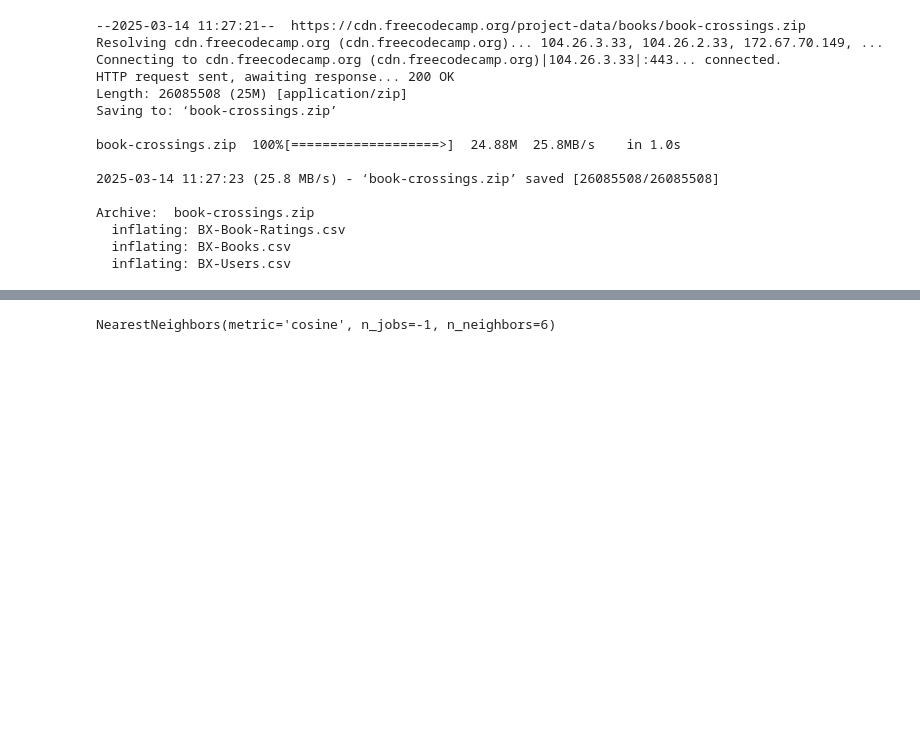
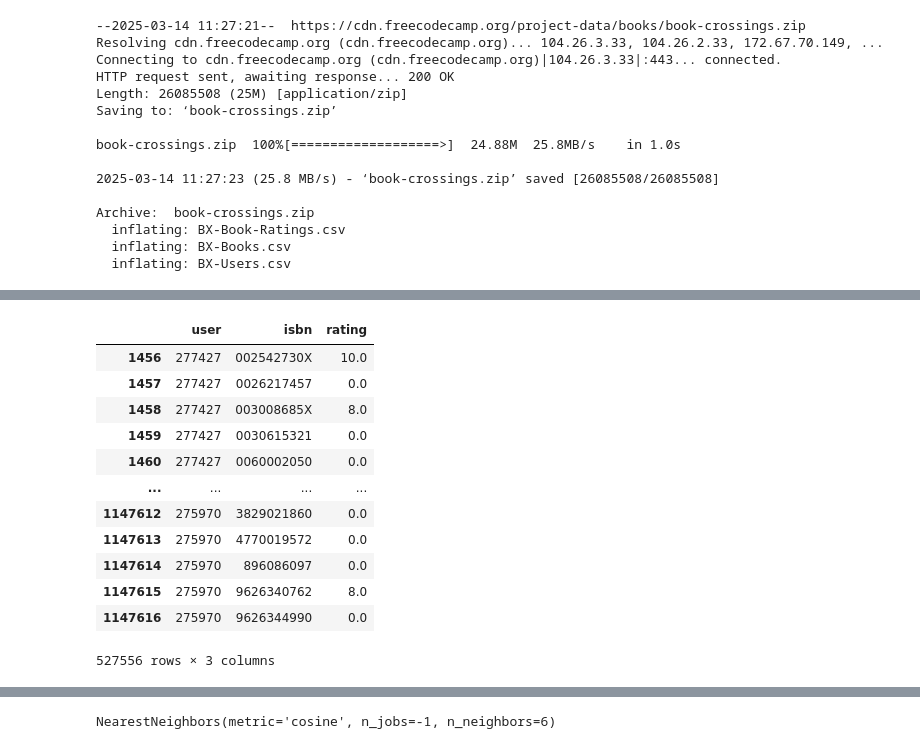
Before and after one commit to IgorG-Monteiro/ML_with_TensorFlow, a Jupyter notebook: Projects/KNN Book Recommendation/KNN_project.ipynb, the cells around one changed output, grey strips where cells are left out. Saved outputs shown, nothing was run; the diff lists cells and outputs as text; code cells hidden in the pictures; blank space fills up the shorter version.

```diff
--- a/Projects/KNN Book Recommendation/KNN_project.ipynb
+++ b/Projects/KNN Book Recommendation/KNN_project.ipynb
@@ -92 +92,21 @@ df
+# %%
+#df_ratings['rating'] = df_ratings['rating'].astype("int8")
+
+count_user = df_ratings['user'].value_counts()
+df_ratings = df_ratings[~df_ratings['user'].isin(count_user[count_user < 200].index)]
+df_ratings
+# %% [output]
+|  | user | isbn | rating |
+| 1456 | 277427 | 002542730X | 10.0 |
+| 1457 | 277427 | 0026217457 | 0.0 |
+| 1458 | 277427 | 003008685X | 8.0 |
+| 1459 | 277427 | 0030615321 | 0.0 |
+| 1460 | 277427 | 0060002050 | 0.0 |
+| ... | ... | ... | ... |
+| 1147612 | 275970 | 3829021860 | 0.0 |
+| 1147613 | 275970 | 4770019572 | 0.0 |
+| 1147614 | 275970 | 896086097 | 0.0 |
+| 1147615 | 275970 | 9626340762 | 8.0 |
+| 1147616 | 275970 | 9626344990 | 0.0 |
+527556 rows × 3 columns
 # %%
```
Also changed, not shown: parts of 5 cells of this notebook.
